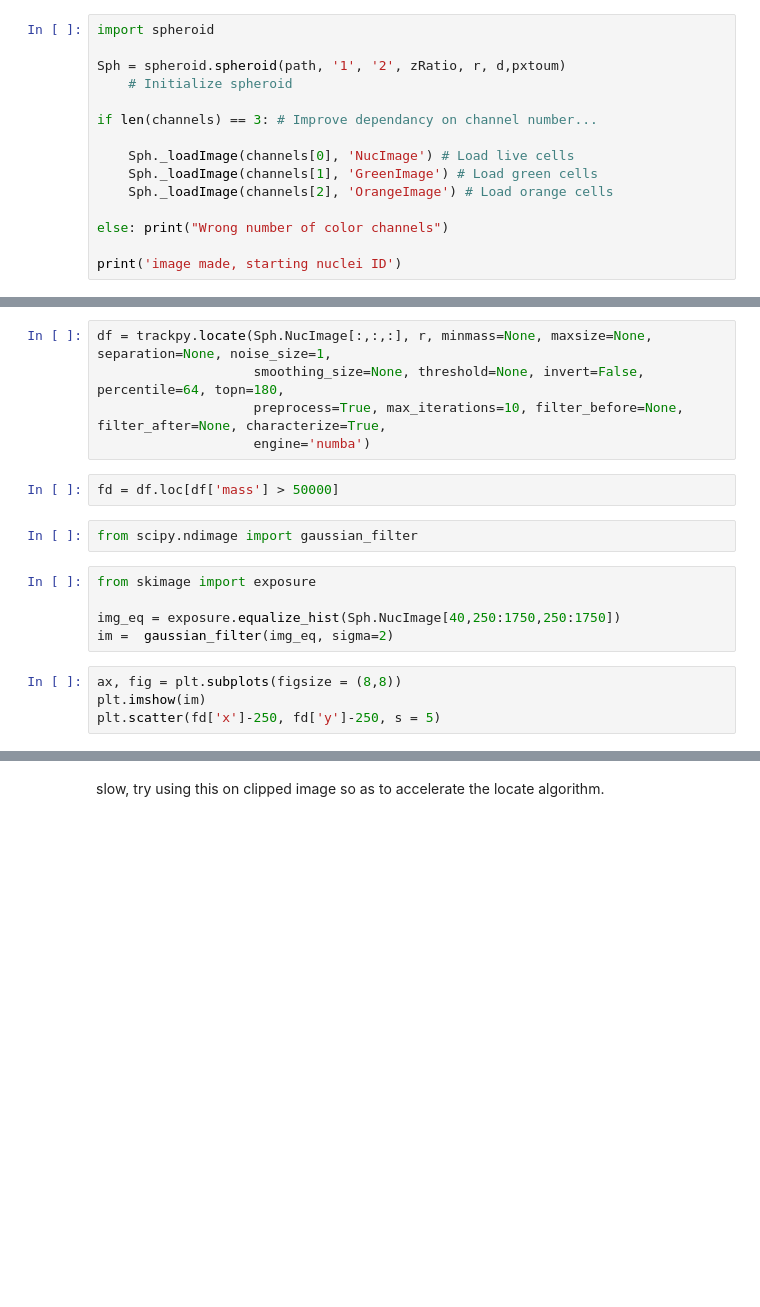
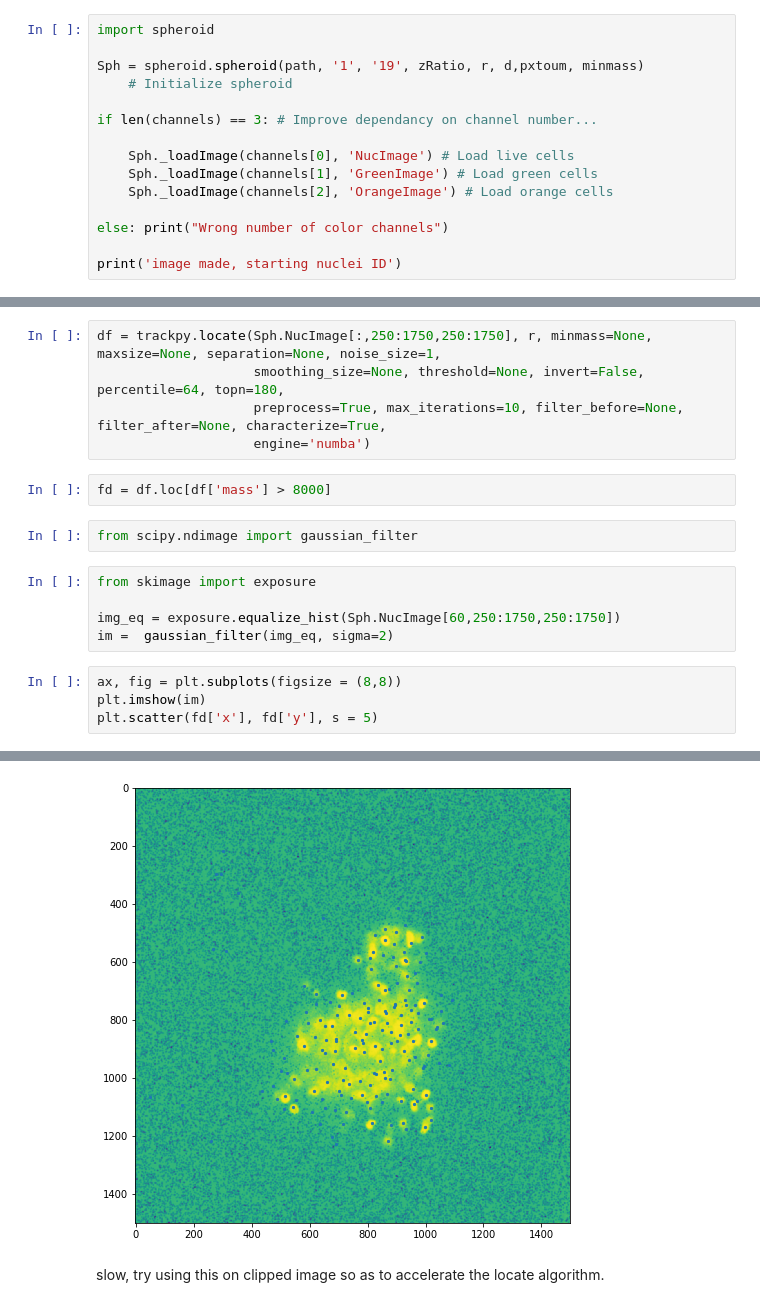
Before and after one commit to gronteix/3D-Segmentation-Sebastien, a Jupyter notebook: Untitled-Copy2.ipynb, the cells around one changed output, grey strips where cells are left out. Saved outputs shown, nothing was run; the diff lists cells and outputs as text; blank space fills up the shorter version.

```diff
--- a/Untitled-Copy2.ipynb
+++ b/Untitled-Copy2.ipynb
@@ -50,7 +52,7 @@ d = (dZ, dX, dY)
 # %%
 import spheroid
 
-Sph = spheroid.spheroid(path, '1', '2', zRatio, r, d,pxtoum)
+Sph = spheroid.spheroid(path, '1', '19', zRatio, r, d,pxtoum, minmass)
     # Initialize spheroid
 
 if len(channels) == 3: # Improve dependancy on channel number...
@@ -68,20 +74,21 @@ np.shape(Sph.NucImage[:,250:1750,250:1750])
 from trackpy import preprocessing
 import trackpy
 # %%
-df = trackpy.locate(Sph.NucImage[:,:,:], r, minmass=None, maxsize=None, separation=None, noise_size=1,
+df = trackpy.locate(Sph.NucImage[:,250:1750,250:1750], r, minmass=None, maxsize=None, separation=None, noise_size=1,
                     smoothing_size=None, threshold=None, invert=False, percentile=64, topn=180,
                     preprocess=True, max_iterations=10, filter_before=None, filter_after=None, characterize=True,
                     engine='numba')
 # %%
-fd = df.loc[df['mass'] > 50000]
+fd = df.loc[df['mass'] > 8000]
 # %%
 from scipy.ndimage import gaussian_filter
 # %%
 from skimage import exposure
 
-img_eq = exposure.equalize_hist(Sph.NucImage[40,250:1750,250:1750])
+img_eq = exposure.equalize_hist(Sph.NucImage[60,250:1750,250:1750])
 im =  gaussian_filter(img_eq, sigma=2)
 # %%
 ax, fig = plt.subplots(figsize = (8,8))
 plt.imshow(im)
-plt.scatter(fd['x']-250, fd['y']-250, s = 5)
+plt.scatter(fd['x'], fd['y'], s = 5)
+# %% [output]
@@ -88,3 +96,4 @@ plt.scatter(fd['x']-250, fd['y']-250, s = 5)
+[figure, added]
 # %% [markdown]
 slow, try using this on clipped image so as to accelerate the locate algorithm.
 # %%
```
Also changed, not shown: parts of 5 cells of this notebook, 3 other files.
